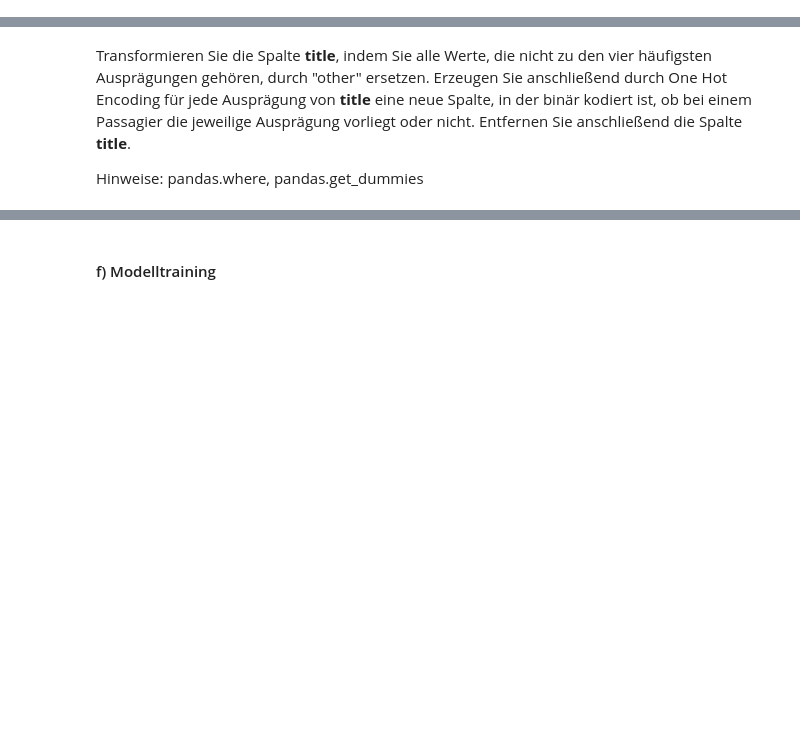
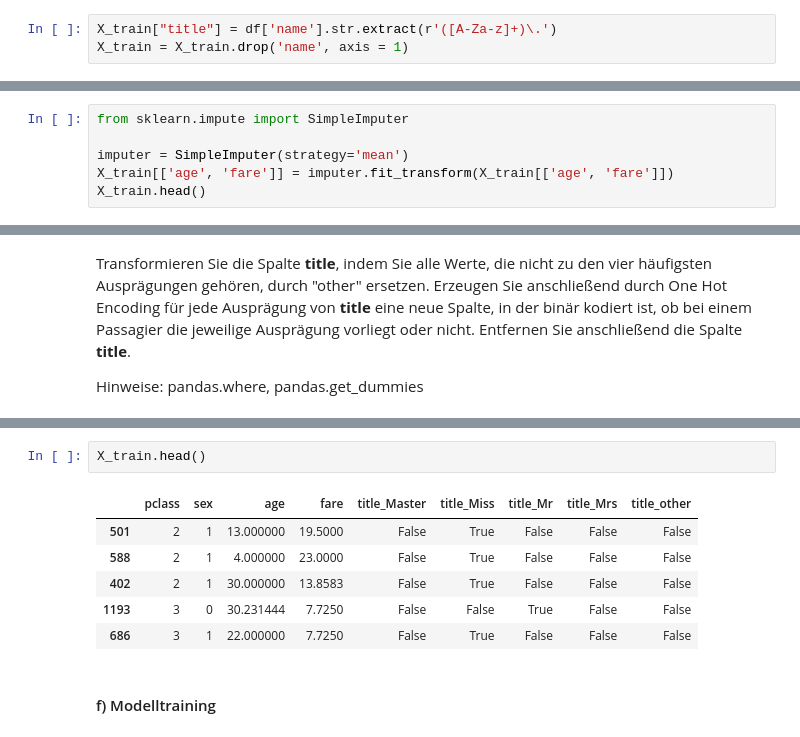
Before and after one commit to Schmiddi3110/MasterStudium, a Jupyter notebook: MAL/DataProcessing/Uebung_Preprocessing.ipynb, the cells around one changed output, grey strips where cells are left out. Drawn from its saved outputs; the diff is of its cells as text; blank space fills up the shorter version.

```diff
--- a/MAL/DataProcessing/Uebung_Preprocessing.ipynb
+++ b/MAL/DataProcessing/Uebung_Preprocessing.ipynb
@@ -39,0 +47,3 @@ Extrahieren Sie aus der Spalte **name** die Anrede des Passagiers als weiteres F
+# %%
+X_train["title"] = df['name'].str.extract(r'([A-Za-z]+)\.')
+X_train = X_train.drop('name', axis = 1)
@@ -51,0 +77,6 @@ Ersetzen Sie unter Verwendung der Klasse <a href="https://scikit-learn.org/stabl
+# %%
+from sklearn.impute import SimpleImputer
+
+imputer = SimpleImputer(strategy='mean')
+X_train[['age', 'fare']] = imputer.fit_transform(X_train[['age', 'fare']])
+X_train.head()
@@ -63,3 +110,12 @@ Hinweise: pandas.where, pandas.get_dummies
+# %%
+X_train.head()
+# %% [output]
+|  | pclass | sex | age | fare | title_Master | title_Miss | title_Mr | title_Mrs | title_other |
+| 501 | 2 | 1 | 13.000000 | 19.5000 | False | True | False | False | False |
+| 588 | 2 | 1 | 4.000000 | 23.0000 | False | True | False | False | False |
+| 402 | 2 | 1 | 30.000000 | 13.8583 | False | True | False | False | False |
+| 1193 | 3 | 0 | 30.231444 | 7.7250 | False | False | True | False | False |
+| 686 | 3 | 1 | 22.000000 | 7.7250 | False | True | False | False | False |
 # %% [markdown]
 #### f) Modelltraining
 # %% [markdown]
```
Also changed, not shown: parts of 24 cells of this notebook.
